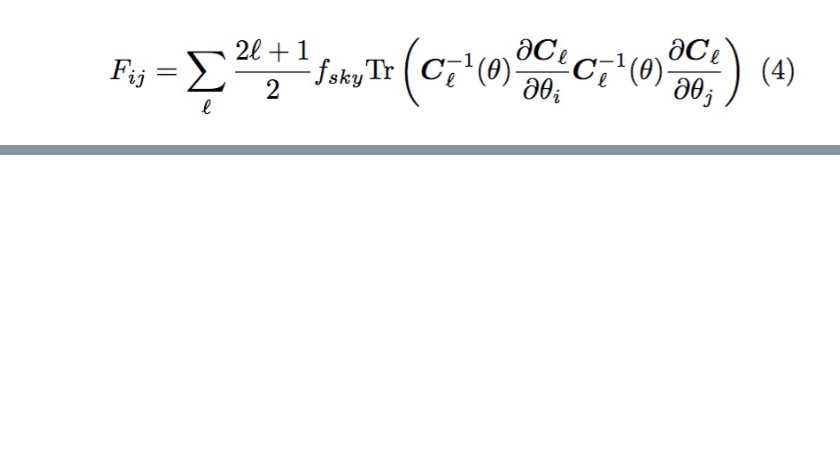
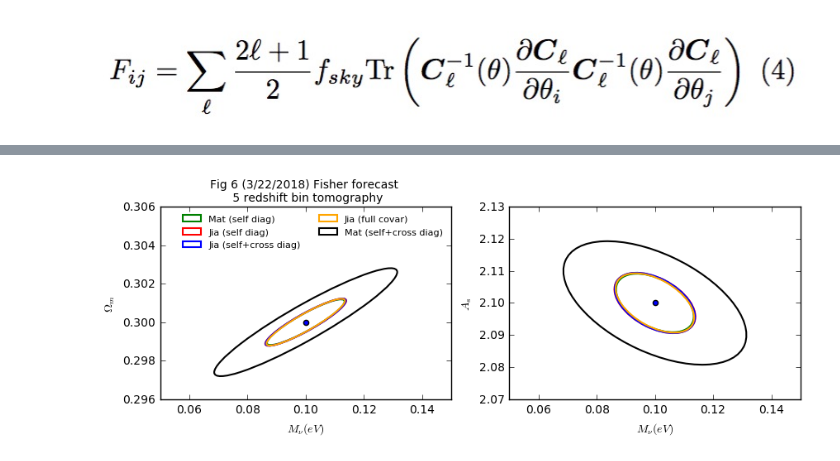
Before and after one commit to liuxx479/fisher, a Jupyter notebook: fisher.ipynb, the cells around one changed output, grey strips where cells are left out. Cells and saved outputs as stored; diff of their text form; code cells hidden in the pictures; blank space fills up the shorter version.

```diff
--- a/fisher.ipynb
+++ b/fisher.ipynb
@@ -462,0 +485,26 @@ show()
+# %%
+f, (ax1,ax2) = subplots(1,2,figsize=(10,3))
+ax1.scatter(0.1, 0.3)
+ax2.scatter(0.1, 2.1)
+
+jjj=0
+labels=['Mat (self diag)', 'Jia (self diag)', 'Jia (self+cross diag)', 'Jia (full covar)', 'Mat (self+cross diag)']
+for iF in Flist5:
+    icolor=['g','r','b','orange','k'][jjj]
+    ilabel=labels[jjj]
+    plotEllipse([0.1, 0.3], mat(iF).I[[0,1],:][:,[0,1]] ,icolor,'solid',ilabel,ax1)
+    plotEllipse([0.1, 2.1], mat(iF).I[[0,2],:][:,[0,2]] ,icolor,'solid',ilabel,ax2)
+    jjj+=1
+ax1.set_xlim(0.05,0.15)
+ax1.set_ylim(0.296,0.306)
+ax2.set_xlim(0.05,0.15)
+ax2.set_ylim(2.07,2.13)
+ax1.set_xlabel(r'$M_\nu(eV)$')
+ax1.set_ylabel(r'$\Omega_m$')
+ax2.set_xlabel(r'$M_\nu(eV)$')
+ax2.set_ylabel(r'$A_s$')
+ax1.legend(fontsize=8,frameon=0,ncol=2)
+ax1.set_title('Fig 6 (3/22/2018) Fisher forecast \n 5 redshift bin tomography',fontsize=10)
+show()
+# %% [output]
+[figure, added]
```
Also changed, not shown: parts of 9 cells of this notebook.
